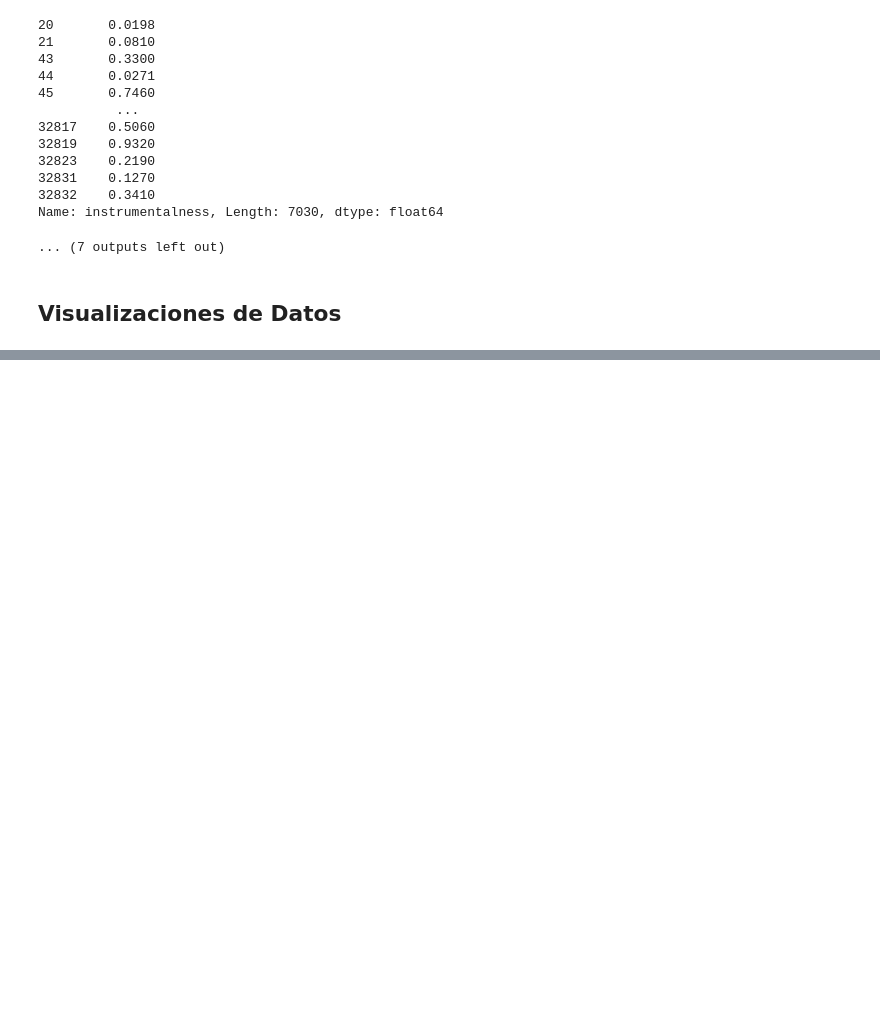
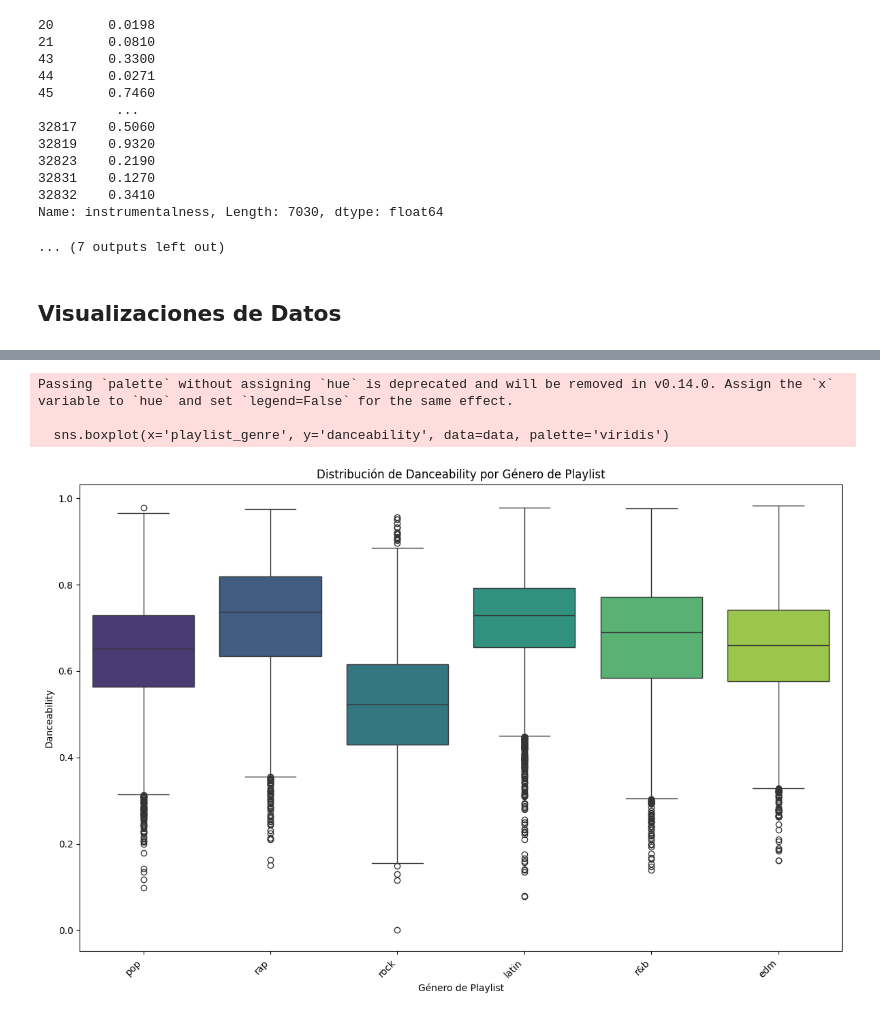
Before and after one commit to JorgeOrrego1201/TF_MetDataScience, a Jupyter notebook: TF_Spotify.ipynb, the cells around one changed output, grey strips where cells are left out. Saved outputs shown, nothing was run; the diff lists cells and outputs as text; code cells hidden in the pictures; blank space fills up the shorter version.

```diff
--- a/TF_Spotify.ipynb
+++ b/TF_Spotify.ipynb
@@ -299,0 +278,15 @@ Passing `palette` without assigning `hue` is deprecated and will be removed in v
+# %%
+# Relación entre las variables danceability y playlist_genre
+plt.figure(figsize=(12, 8))
+sns.boxplot(x='playlist_genre', y='danceability', data=data, palette='viridis')
+plt.title('Distribución de Danceability por Género de Playlist')
+plt.xlabel('Género de Playlist')
+plt.ylabel('Danceability')
+plt.xticks(rotation=45, ha='right')
+plt.tight_layout()
+plt.show()
+# %% [output]
+Passing `palette` without assigning `hue` is deprecated and will be removed in v0.14.0. Assign the `x` variable to `hue` and set `legend=False` for the same effect.
+
+  sns.boxplot(x='playlist_genre', y='danceability', data=data, palette='viridis')
+[figure, added]
```
Also changed, not shown: parts of 4 cells of this notebook.
